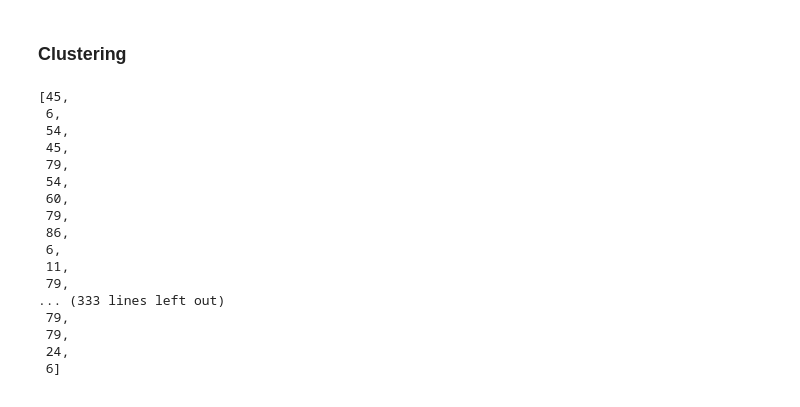
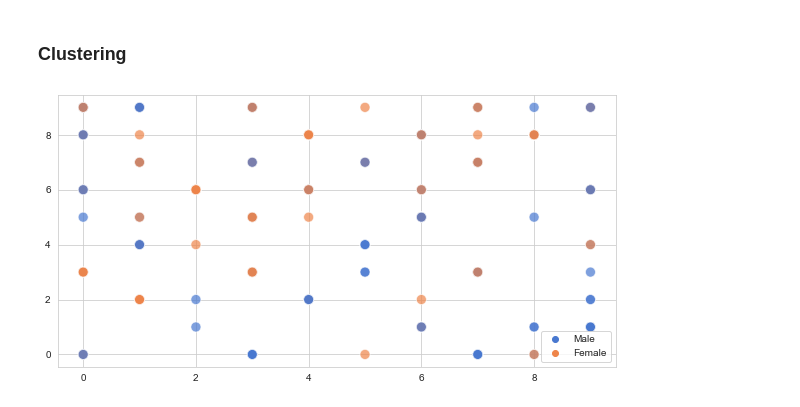
Before and after one commit to Alexdruso/DD2437-ANNDA-Colasanti-Sanvito-Stuart, a Jupyter notebook: lab2/assignment_2.ipynb, the cells around one changed output. Cells and saved outputs as stored; diff of their text form; code cells hidden in the pictures.

```diff
--- a/lab2/assignment_2.ipynb
+++ b/lab2/assignment_2.ipynb
@@ -145,29 +157,33 @@ gender, district) and describe the results, provide your interpretation.
 # %%
 X = np.loadtxt('./data/votes.dat', delimiter=',').reshape((349, 31))
 names = np.genfromtxt('./data/mpnames.txt', delimiter=",", dtype='str')
+# %%
+sex = np.loadtxt('./data/mpsex.dat', delimiter=',', skiprows=2, dtype='int')
+district = np.loadtxt('./data/mpdistrict.dat', delimiter=',', dtype='int')
+party = np.loadtxt('./data/mpparty.dat', delimiter=',', skiprows=3, dtype='int')
+# %%
+sex = np.where(sex == 0, "Male", "Female");
+party_name = {
+  0: "no party",
+  1: 'm',
+  2: 'fp',
+  3: 's',
+  4: 'v',
+  5: 'mp',
+  6: 'kd',
+  7: 'c'
+}
+party = np.array([party_name[p] for p in party]);
 # %% [markdown]
 ### Clustering
 # %%
 som = SOM(learning_rate=0.2, n_nodes=100, neighborhood_size=5, grid_shape=(10, 10), cyclic=False, max_iterations=20)
 som.fit(X)
 order = som.transform(X)
-# %%
-order
-# %% [output]
-[45,
- 6,
- 54,
- 45,
- 79,
- 54,
- 60,
- 79,
- 86,
- 6,
- 11,
- 79,
-... (333 lines left out)
- 79,
- 79,
- 24,
- 6]
+# %%
+pos = np.array([np.unravel_index(o, (10, 10)) for o in order])
+# %%
+plt.figure(figsize=(10, 5))
+sns.scatterplot(x=pos[:, 0].flatten(), y=pos[:, 1].flatten(), hue=sex, alpha=0.7, s=100, palette='muted');
+# %% [output]
+[figure, added]
```
Also changed, not shown: parts of 7 cells of this notebook, 1 other file.
